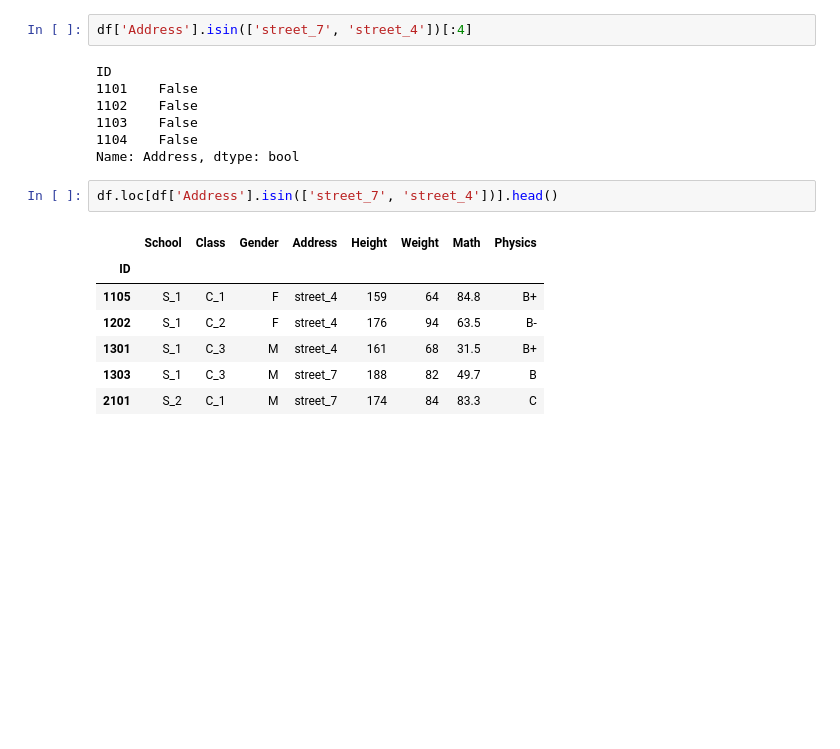
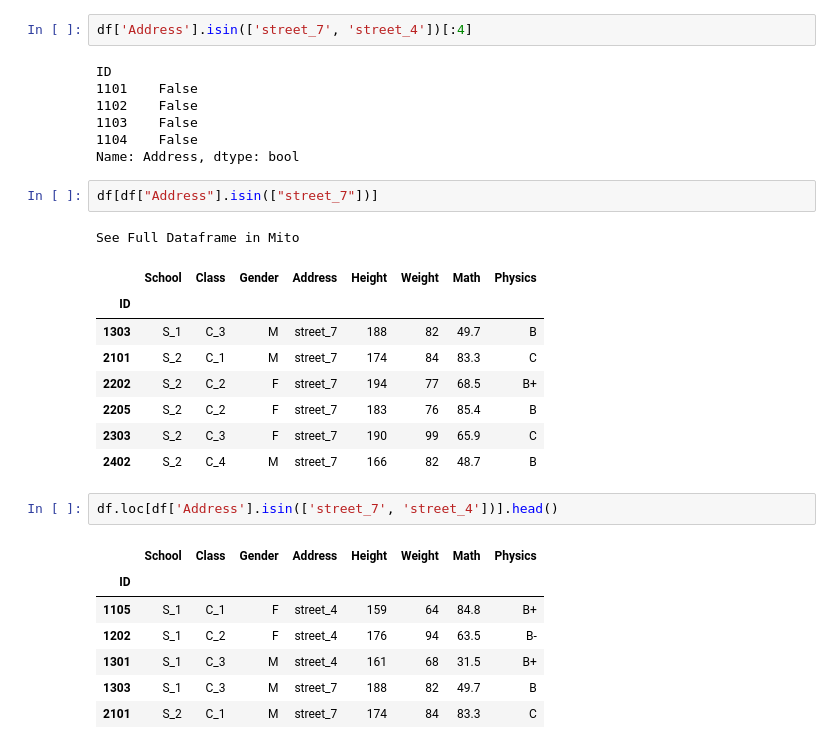
Before and after one commit to Gavince/Python, a Jupyter notebook: data_analysis/Pandas/joyful-pandas/第2章 索引.ipynb, the cells around one changed output. Drawn from its saved outputs; the diff is of its cells as text; blank space fills up the shorter version.

```diff
--- a/data_analysis/Pandas/joyful-pandas/第2章 索引.ipynb
+++ b/data_analysis/Pandas/joyful-pandas/第2章 索引.ipynb
@@ -237,6 +277,18 @@ ID
 1103    False
 1104    False
 Name: Address, dtype: bool
+# %%
+df[df["Address"].isin(["street_7"])]
+# %% [output]
+See Full Dataframe in Mito
+|  | School | Class | Gender | Address | Height | Weight | Math | Physics |
+| ID |  |  |  |  |  |  |  |  |
+| 1303 | S_1 | C_3 | M | street_7 | 188 | 82 | 49.7 | B |
+| 2101 | S_2 | C_1 | M | street_7 | 174 | 84 | 83.3 | C |
+| 2202 | S_2 | C_2 | F | street_7 | 194 | 77 | 68.5 | B+ |
+| 2205 | S_2 | C_2 | F | street_7 | 183 | 76 | 85.4 | B |
+| 2303 | S_2 | C_3 | F | street_7 | 190 | 99 | 65.9 | C |
+| 2402 | S_2 | C_4 | M | street_7 | 166 | 82 | 48.7 | B |
 # %%
 df.loc[df['Address'].isin(['street_7', 'street_4'])].head()
 # %% [output]
```
Also changed, not shown: parts of 4 cells of this notebook, 8 other files.
